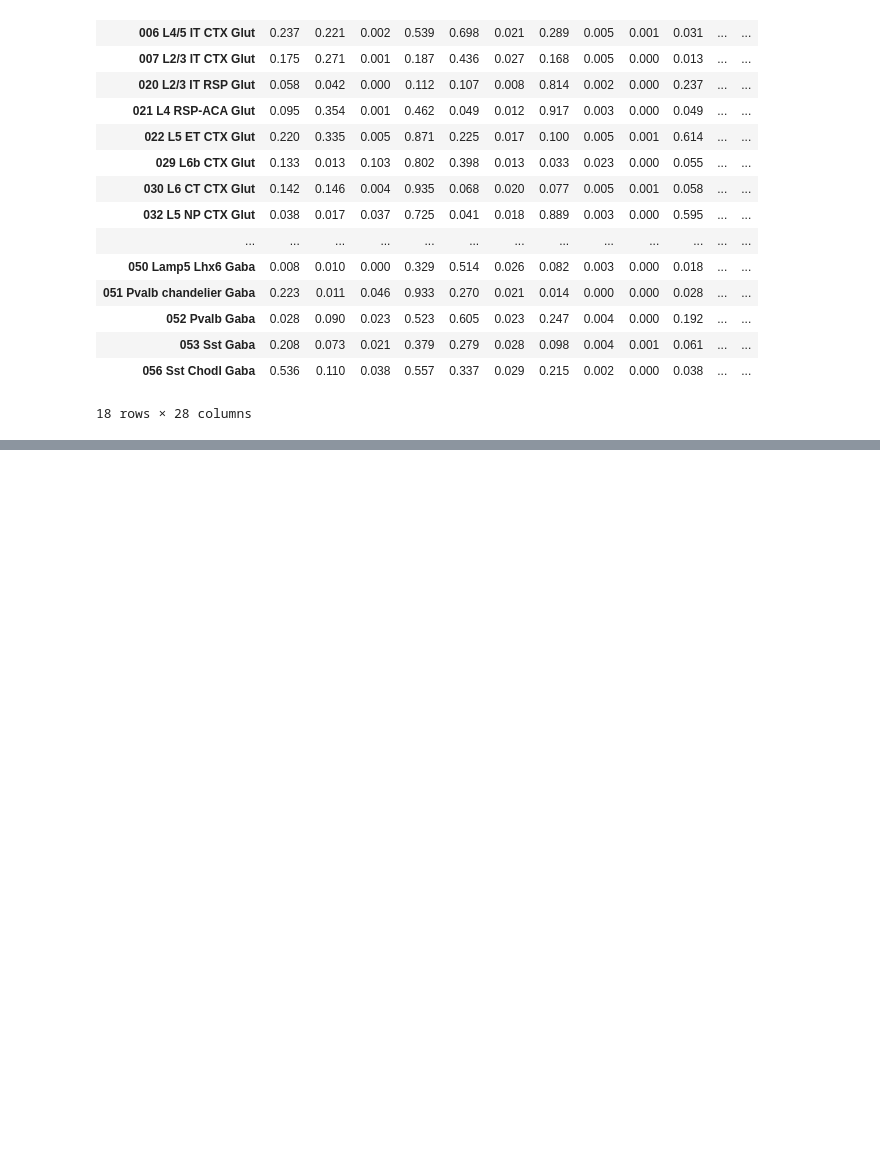
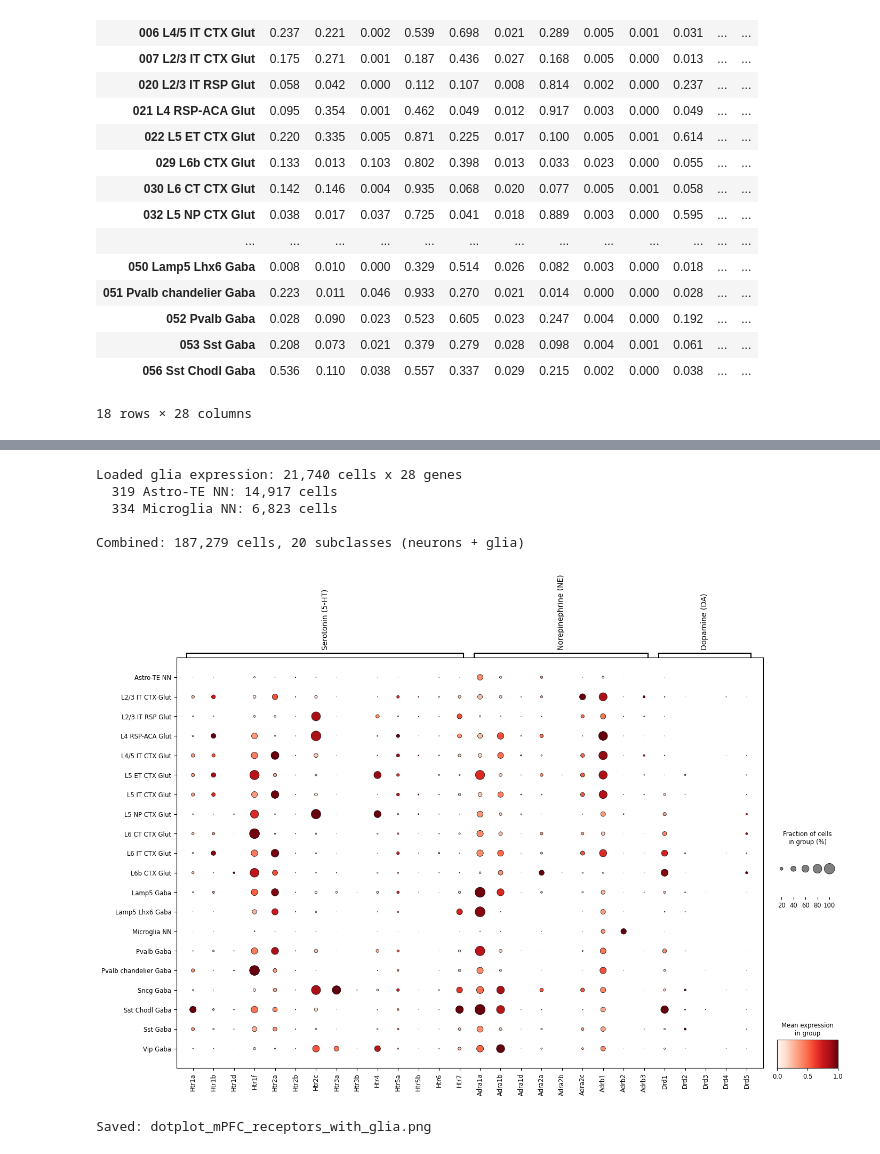
Before and after one commit to akaye/abc_atlas_access, a Jupyter notebook: notebooks/single_cell_dotplot_mPFC_receptors.ipynb, the cells around one changed output, grey strips where cells are left out. Drawn from its saved outputs; the diff is of its cells as text; code cells hidden in the pictures; blank space fills up the shorter version.

```diff
--- a/notebooks/single_cell_dotplot_mPFC_receptors.ipynb
+++ b/notebooks/single_cell_dotplot_mPFC_receptors.ipynb
@@ -514,0 +524,64 @@ Fraction of Expressing Cells by Subclass
+# %%
+# Load glia expression data
+glia_csv_path = 'mpfc_glia_receptor_expression.csv'
+
+if not os.path.exists(glia_csv_path):
+    print("Pre-extracted glia CSV not found. Running extraction script...")
+    result = subprocess.run(['python', 'extract_mpfc_glia_expression.py'],
+                            capture_output=True, text=True)
+    print(result.stdout)
+    if result.returncode != 0:
+        print("STDERR:", result.stderr)
+        raise RuntimeError("Glia extraction script failed")
+
+glia_expression = pd.read_csv(glia_csv_path, index_col=0)[receptor_genes]
+print(f"Loaded glia expression: {glia_expression.shape[0]:,} cells x {glia_expression.shape[1]} genes")
+
+# Get glia cell metadata
+glia_subclasses = ['319 Astro-TE NN', '334 Microglia NN']
+glia_cells = mpfc_cells[mpfc_cells['subclass'].isin(glia_subclasses)].copy()
+for sc_name, count in glia_cells.groupby('subclass', observed=True).size().items():
+    print(f"  {sc_name}: {count:,} cells")
+
+# Combine neuronal + glia
+combined_expression = pd.concat([expression_data, glia_expression])
+combined_cells = pd.concat([mpfc_selected, glia_cells])
+
+# Build combined AnnData
+adata_combined = anndata.AnnData(
+    X=combined_expression.values,
+    obs=combined_cells.loc[combined_expression.index,
+         ['subclass', 'supertype', 'class', 'neurotransmitter']].copy(),
+    var=pd.DataFrame(index=receptor_genes)
+)
+adata_combined.obs['subclass_short'] = adata_combined.obs['subclass'].apply(
+    lambda x: re.sub(r'^\d+\s+', '', x)
+)
+adata_combined.obs['subclass_short'] = pd.Categorical(adata_combined.obs['subclass_short'])
+
+n_combined = adata_combined.obs['subclass_short'].cat.categories.size
+print(f"\nCombined: {len(adata_combined):,} cells, {n_combined} subclasses (neurons + glia)")
+
+# Generate dot plot
+dp3 = sc.pl.dotplot(
+    adata_combined,
+    var_names=receptor_groups,
+    groupby='subclass_short',
+    standard_scale='var',
+    cmap='Reds',
+    figsize=(16, max(6, n_combined * 0.5)),
+    show=False,
+    return_fig=True
+)
+dp3.style(dot_edge_color='black', dot_edge_lw=0.5)
+dp3.savefig('dotplot_mPFC_receptors_with_glia.png', dpi=150, bbox_inches='tight')
+plt.show()
+print("Saved: dotplot_mPFC_receptors_with_glia.png")
+# %% [output]
+Loaded glia expression: 21,740 cells x 28 genes
+  319 Astro-TE NN: 14,917 cells
+  334 Microglia NN: 6,823 cells
+
+Combined: 187,279 cells, 20 subclasses (neurons + glia)
+[figure, added]
+Saved: dotplot_mPFC_receptors_with_glia.png
```
Also changed, not shown: parts of 1 cell of this notebook, 8 other files.
